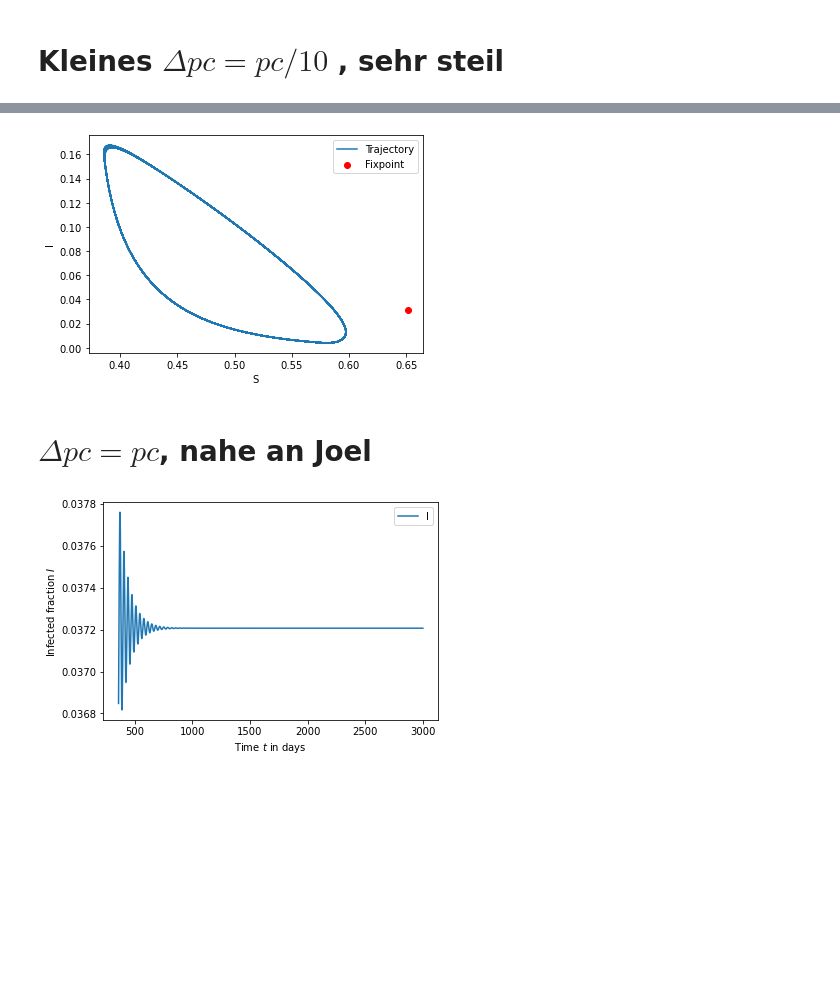
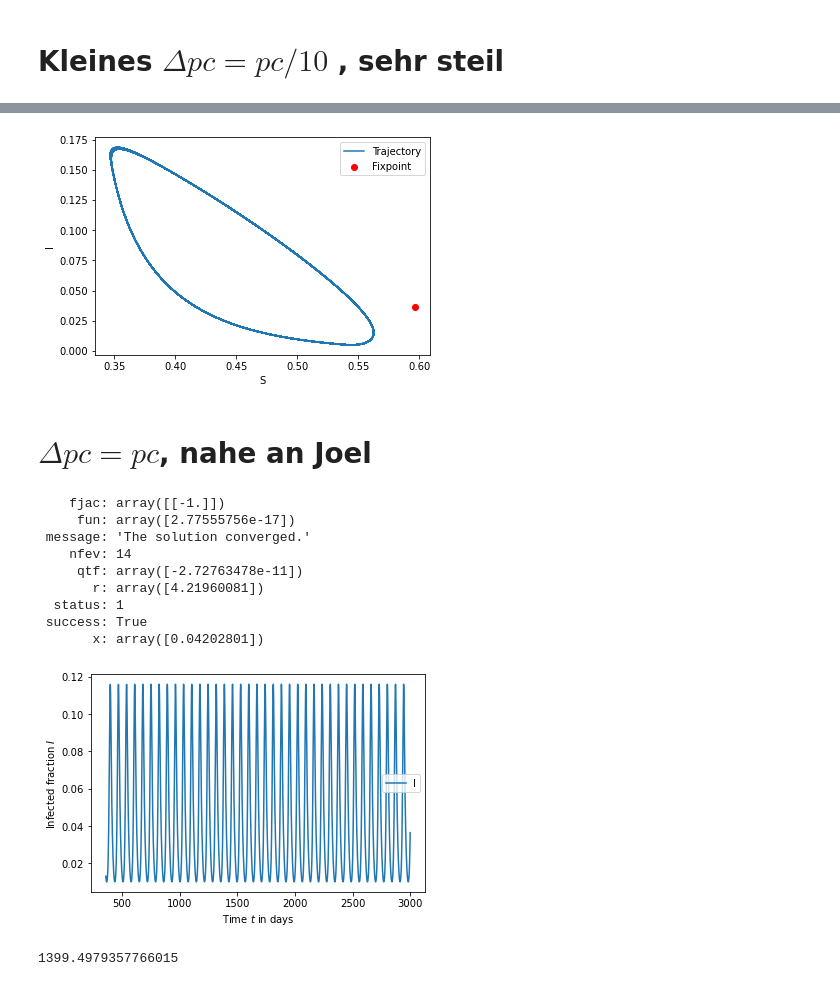
Before and after one commit to simonblaue/Epidemics_SRI_model, a Jupyter notebook: Many_Peaks.ipynb, the cells around one changed output, grey strips where cells are left out. Drawn from its saved outputs; the diff is of its cells as text; code cells hidden in the pictures; blank space fills up the shorter version.

```diff
--- a/Many_Peaks.ipynb
+++ b/Many_Peaks.ipynb
@@ -5,7 +5,7 @@ import ModelLib
 # %%
 T_min = 360
 T_max = 3000
-p_cap = 0.06
+p_cap = 0.07
 y0=[0.99,0.01,0,0,0]
 # %% [markdown]
 # Joels Model
@@ -33,19 +48,31 @@ t,state = ModelLib.plots.PlotSRITime(model, model.DifferentPIncrement, y0=y0,T_m
 # %%
 t, state  = ModelLib.plots.PlotTrajectoryAndFix(model, model.DifferentPIncrement, T_min=T_min, T_max=T_max)#, save="Plots/Our_step_many_peaksS|I")
 # %% [output]
-[figure, old version]
+[figure, new version]
 # %% [markdown]
 # $\Delta pc= pc$, nahe an Joel
 # %%
 model = ModelLib.SIRModels(p_cap=p_cap)
 model.delta_pcap = model.p_cap/2
 model.Fix = model.FindFixpointDifferentP(model.DifferentPIncrementForStability)
 model.s = 0
-model.p_base = 0.1
-model.T = 10
+# model.p_base = 0.1
+# model.T = 10
 t,state = ModelLib.plots.PlotSRITime(model, model.DifferentPIncrement, y0=y0,T_min=T_min,T_max=T_max)#, save="Plots/Ours_as_Joel_many_peaks")
+I = state[1,:]
+print(I.sum())
 # %% [output]
+    fjac: array([[-1.]])
+     fun: array([2.77555756e-17])
+ message: 'The solution converged.'
+    nfev: 14
+     qtf: array([-2.72763478e-11])
+       r: array([4.21960081])
+  status: 1
+ success: True
+       x: array([0.04202801])
-[figure, old version]
+[figure, new version]
+1399.4979357766015
 # %%
 t, state  = ModelLib.plots.PlotTrajectoryAndFix(model, model.DifferentPIncrement, T_min=T_min, T_max=T_max)#,save ="Plots/Ours_as_Joel_many_peaksS|I")
 # %% [output]
```
Also changed, not shown: parts of 7 cells of this notebook, 13 other files.
